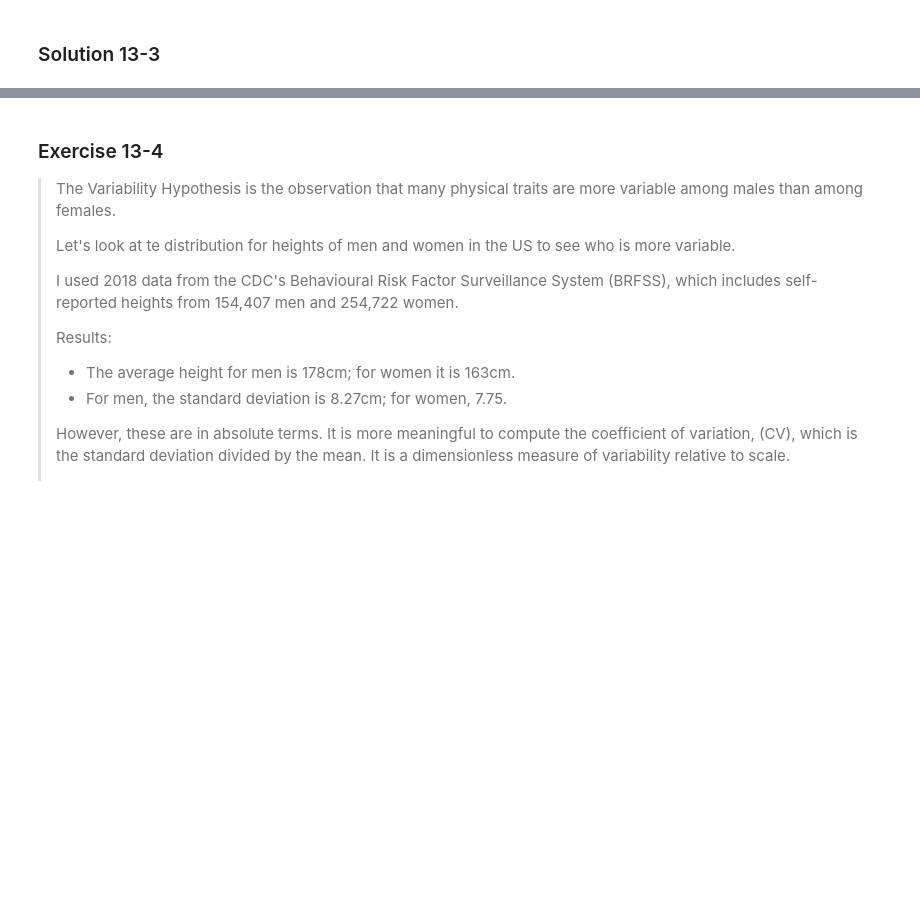
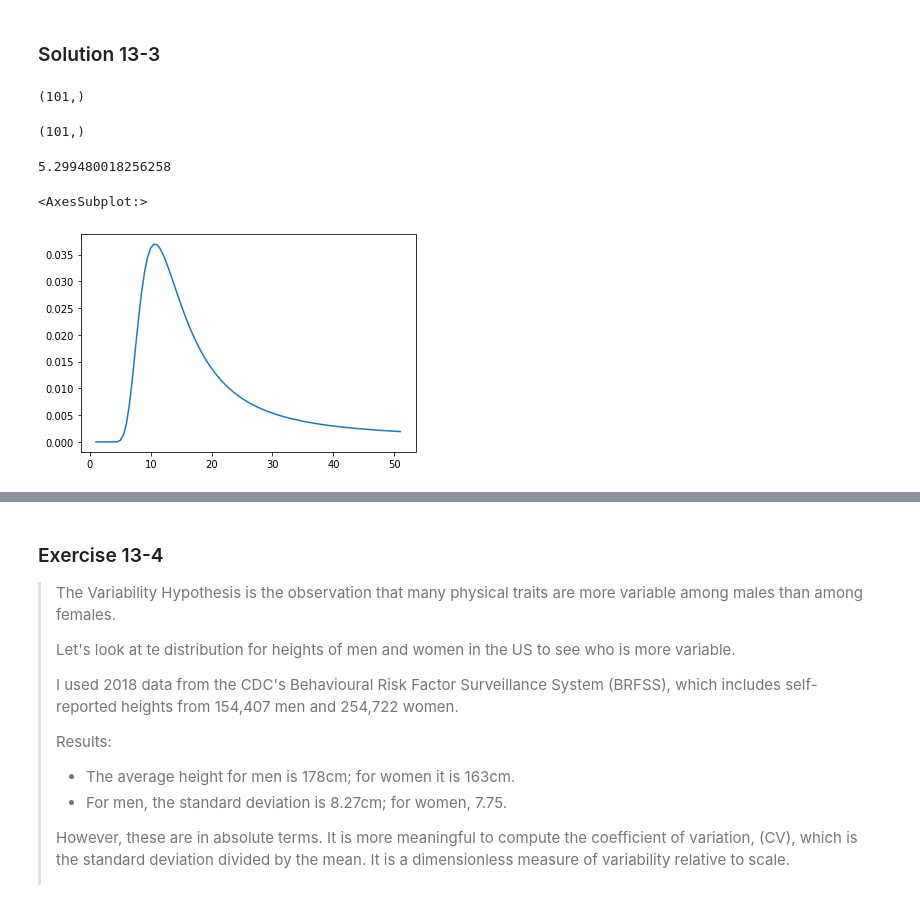
Before and after one commit to EricRobertCampbell/ThinkBayes-notes, a Jupyter notebook: Chapter13-Inference.ipynb, the cells around one changed output, grey strips where cells are left out. Saved outputs shown, nothing was run; the diff lists cells and outputs as text; code cells hidden in the pictures; blank space fills up the shorter version.

```diff
--- a/Chapter13-Inference.ipynb
+++ b/Chapter13-Inference.ipynb
@@ -394,3 +454,33 @@ $$
 > Hint: to compute the probability of a score greater than 90, use norm.sf, which computes the survival function ($1 - Cdf(x)$)
 # %% [markdown]
 ### Solution 13-3
+# %%
+hypos = np.linspace(1, 51, 101)
+
+from scipy.stats import norm
+
+# calculating the probability of getting gt 90% given the variances
+pgt90 = norm(81, hypos).sf(90)
+pgt90.shape
+# %% [output]
+(101,)
+# %%
+from scipy.stats import binom
+
+# probability that 5 of the 25 got greater than 90
+likelihood1 = binom(25, pgt90).pmf(5)
+likelihood1.shape
+# %% [output]
+(101,)
+# %%
+# first update
+prior = Pmf(1, hypos)
+posterior1 = prior * likelihood1
+posterior1.normalize()
+# %% [output]
+5.299480018256258
+# %%
+posterior1.plot()
+# %% [output]
+<AxesSubplot:>
+[figure, added]
```
Also changed, not shown: parts of 22 cells of this notebook.
